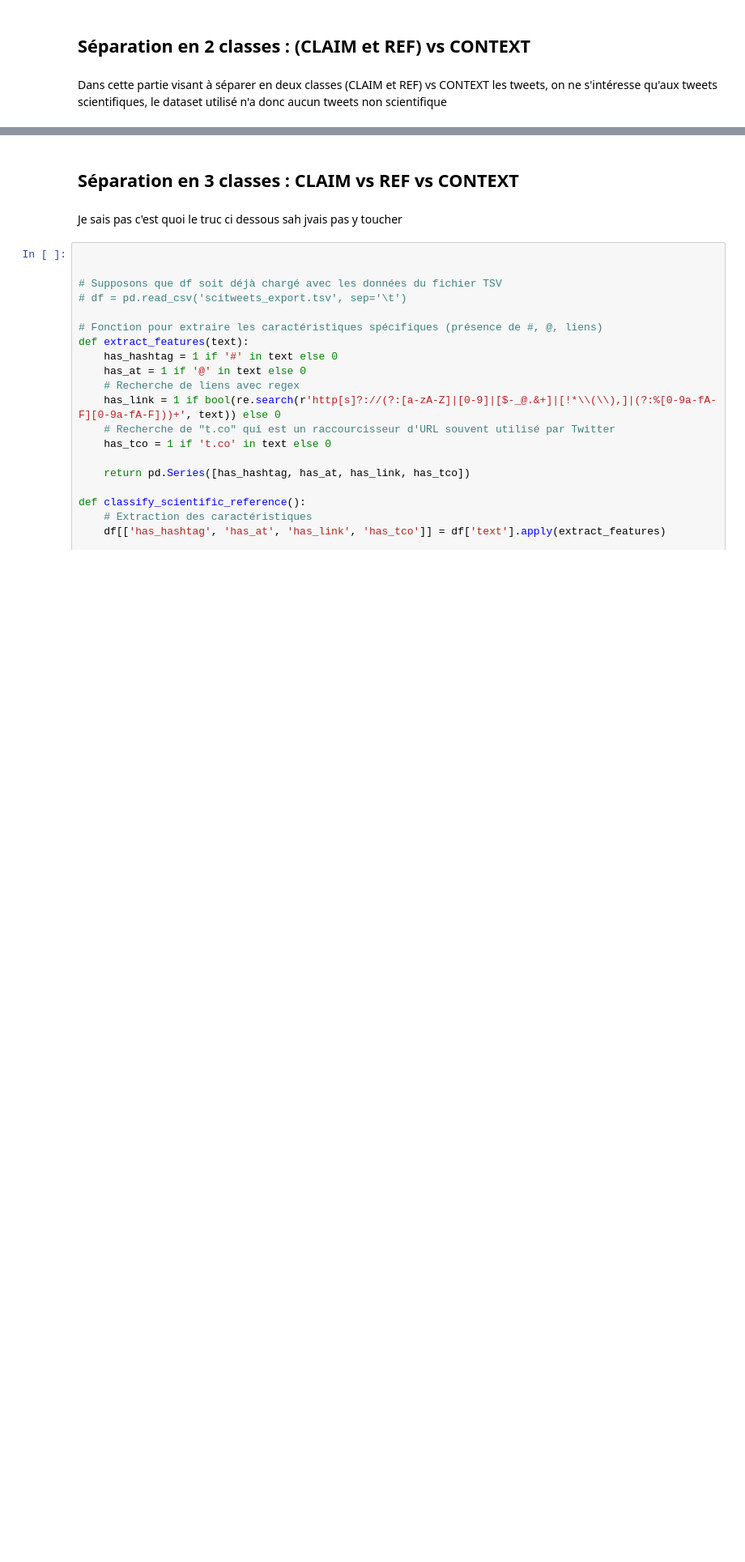
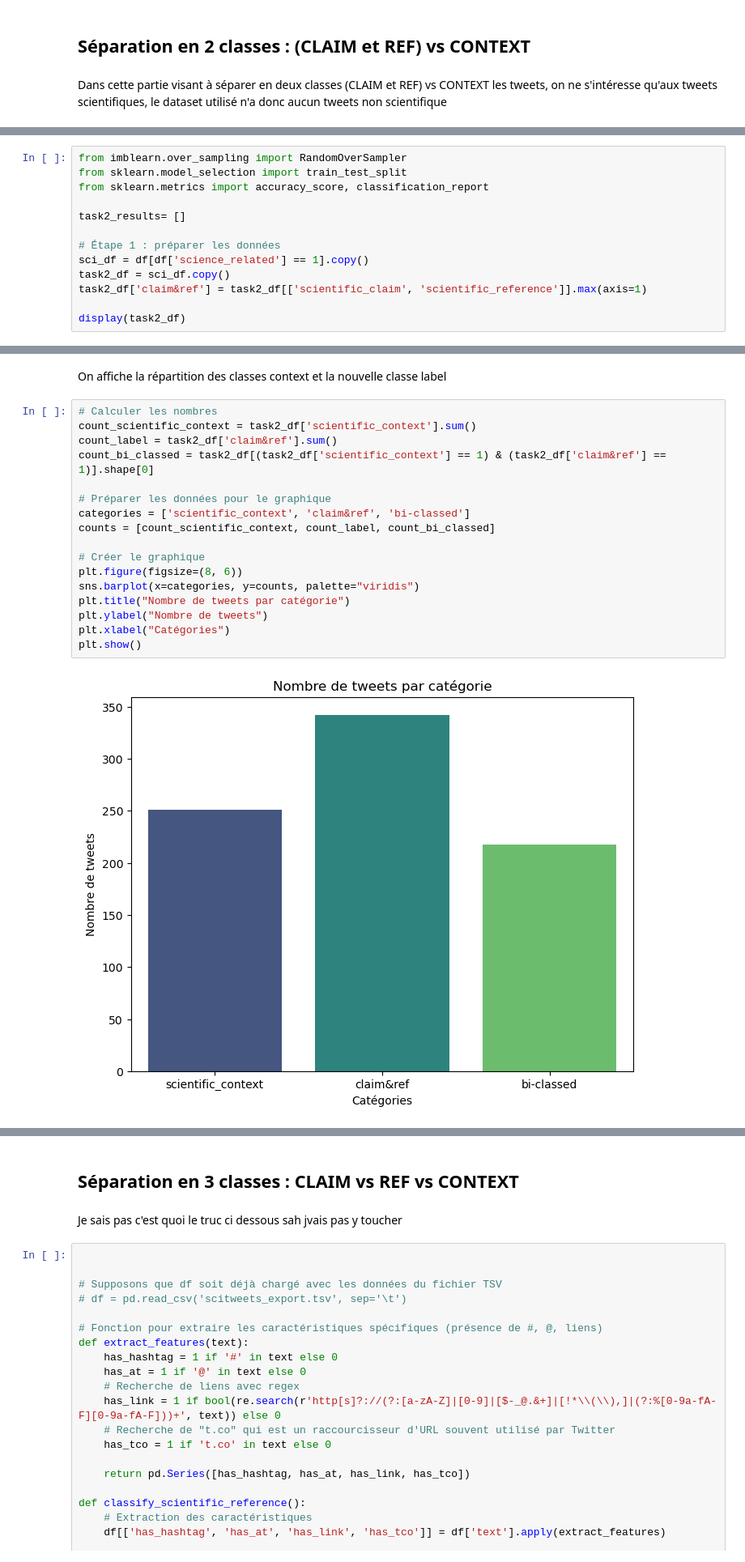
Before and after one commit to Kinadim/ML_projet, a Jupyter notebook: ML_PROJET.ipynb, the cells around one changed output, grey strips where cells are left out. Shown at 81% size. Drawn from its saved outputs; the diff is of its cells as text; blank space fills up the shorter version.

```diff
--- a/ML_PROJET.ipynb
+++ b/ML_PROJET.ipynb
@@ -525,0 +534,13 @@ Mais le jeu de test est aussi très petit ce qui rend difficile l'évaluation de
+# %%
+from imblearn.over_sampling import RandomOverSampler
+from sklearn.model_selection import train_test_split
+from sklearn.metrics import accuracy_score, classification_report
+
+task2_results= []
+
+# Étape 1 : préparer les données
+sci_df = df[df['science_related'] == 1].copy()
+task2_df = sci_df.copy()
+task2_df['claim&ref'] = task2_df[['scientific_claim', 'scientific_reference']].max(axis=1)
+
+display(task2_df)
@@ -525,0 +561,21 @@ Mais le jeu de test est aussi très petit ce qui rend difficile l'évaluation de
+# %% [markdown]
+On affiche la répartition des classes context et la nouvelle classe label
+# %%
+# Calculer les nombres
+count_scientific_context = task2_df['scientific_context'].sum()
+count_label = task2_df['claim&ref'].sum()
+count_bi_classed = task2_df[(task2_df['scientific_context'] == 1) & (task2_df['claim&ref'] == 1)].shape[0]
+
+# Préparer les données pour le graphique
+categories = ['scientific_context', 'claim&ref', 'bi-classed']
+counts = [count_scientific_context, count_label, count_bi_classed]
+
+# Créer le graphique
+plt.figure(figsize=(8, 6))
+sns.barplot(x=categories, y=counts, palette="viridis")
+plt.title("Nombre de tweets par catégorie")
+plt.ylabel("Nombre de tweets")
+plt.xlabel("Catégories")
+plt.show()
+# %% [output]
+[figure, added]
```
Also changed, not shown: parts of 13 cells of this notebook.
